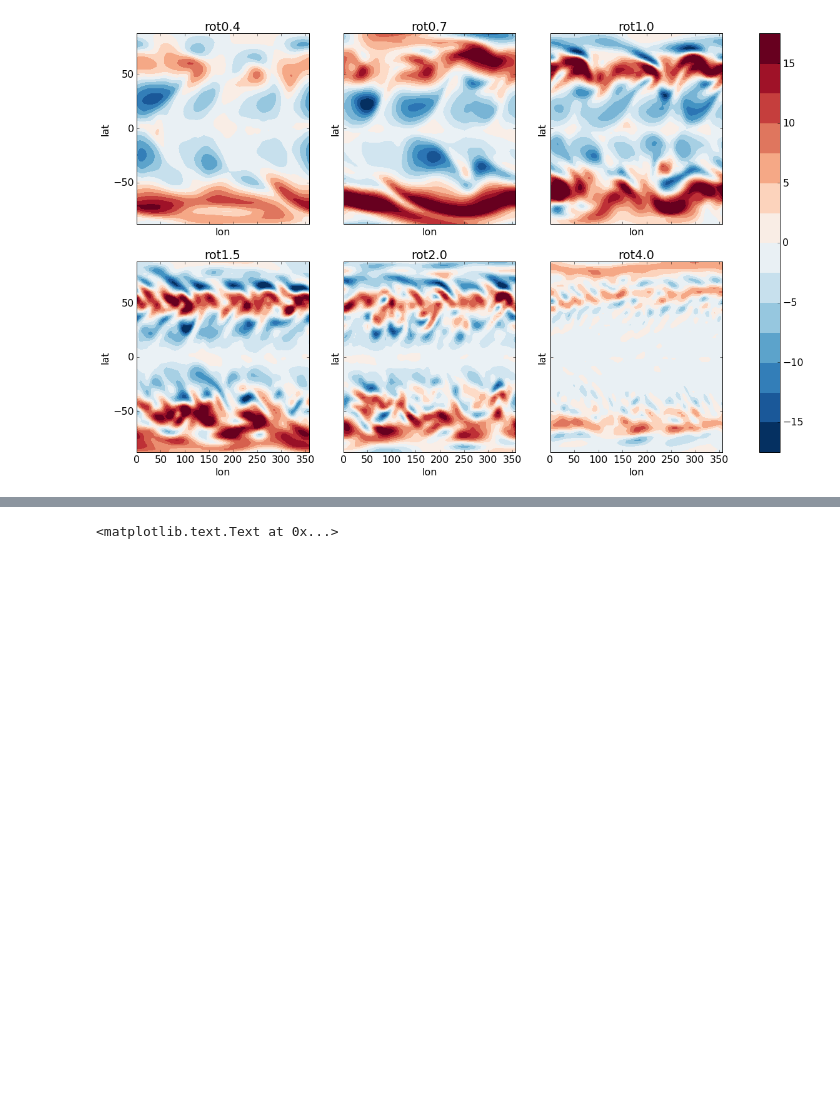
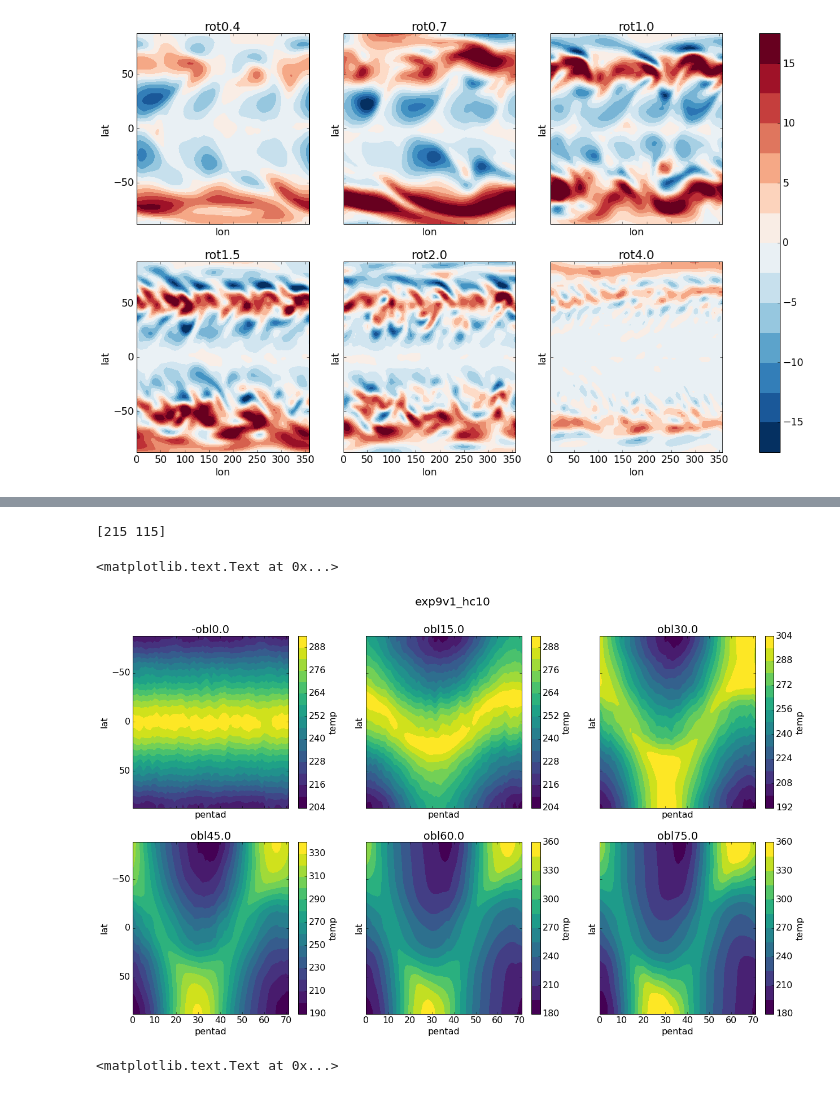
Before and after one commit to Alexander-P/phd-code, a Jupyter notebook: Quick_Plots.ipynb, the cells around one changed output, grey strips where cells are left out. Cells and saved outputs as stored; diff of their text form; code cells hidden in the pictures; blank space fills up the shorter version.

```diff
--- a/Quick_Plots.ipynb
+++ b/Quick_Plots.ipynb
@@ -173,3 +115,53 @@ IndexError: list index out of range
+# %%
+itcz = 12
+a = ds.h_trop.sel(lat=np.arange(itcz-10,itcz+10,ds.lat[2]-ds.lat[1]),method='nearest')
+
+
+print np.array((43, 23))
+# %% [output]
+[215 115]
+# %%
+# plot timeseries for a selected climatology
+exp = 'exp8-ml50'
+exps = []
+vals = []
+for name in os.listdir(data_dir):
+    if name.split('_')[0] == exp:
+        exps += [name]
+        vals += [name.split('_')[1]]
+share_cb = 0
+title_text = exp+' surface temperatures'
+
+exps = []
+hcs = [10]
+obls = np.arange(0,91,15)
+for hc in hcs:
+    for obl in obls:
+        exps += ['exp9v1_hc{:.1f}-obl{:.1f}'.format(hc,obl)]
+title_text = exps[0][0:11]
+
+fig, axs = plt.subplots(2,3, figsize=(21,12),sharey=True, sharex=True)
+for i, ax in enumerate(axs.reshape(-1)):
+    ds = open_climatology(data_dir, exps[i])
+    if 'quintad' in ds.keys():
+        ds.rename({'quintad':'pentad'}, inplace=True)
+    da = ds.psi.sel(pfull=800, method='nearest')
+    da = ds.temp.isel(pfull=-1)  #choose the data array to plot
+    if share_cb:
+        if i==0:
+            vmax = da.max().values
+        im = da.plot.contourf(x='pentad',y='lat', ax=ax, add_colorbar=None,vmax=vmax, levels=15)
+    else:
+        im = da.plot.contourf(x='pentad',y='lat', ax=ax, levels=15)
+    ax.set_title(exps[i][-7:])
+
+if share_cb:
+    fig.colorbar(im, ax=axs.ravel().tolist())
+plt.gca().invert_yaxis()
+fig.suptitle(title_text, fontsize=20)
+# %% [output]
+<matplotlib.text.Text at 0x...>
+[figure, added]
 # %%
 # plot some timeseries for a selected experiment
 exp = 'exp8-ml50'
```
Also changed, not shown: parts of 4 cells of this notebook.
